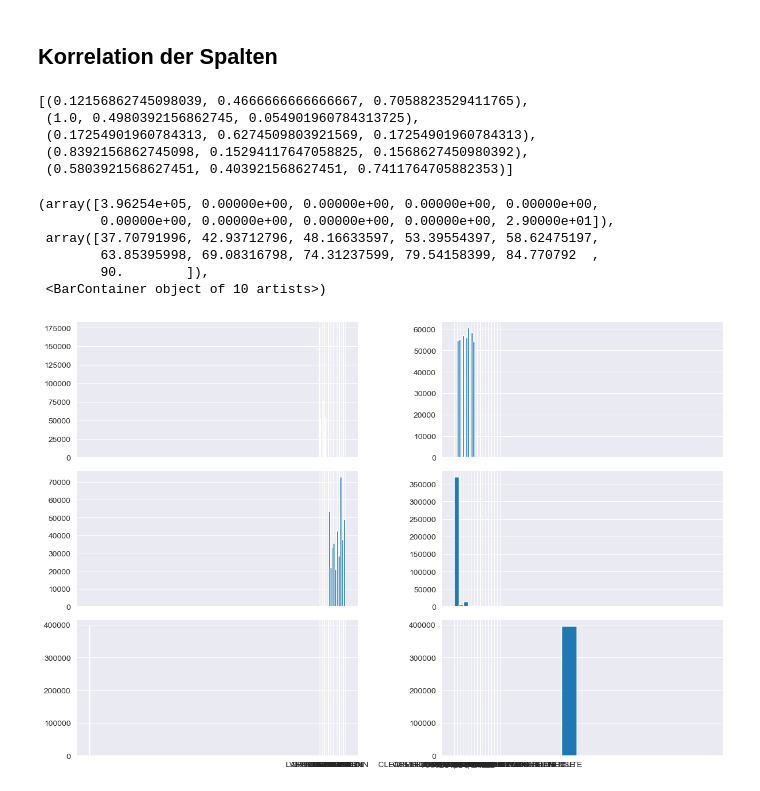
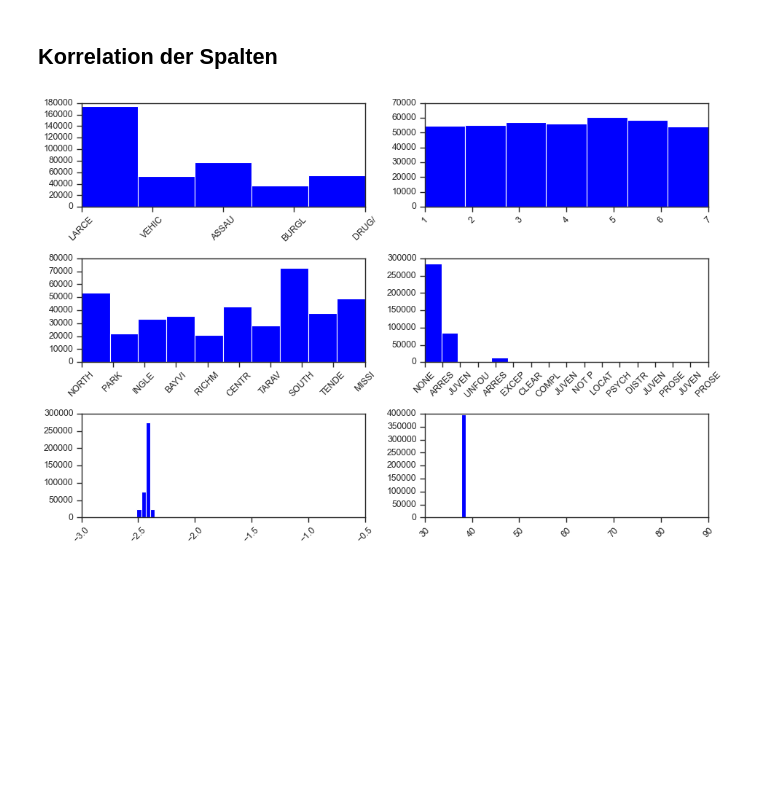
Before and after one commit to FelixSiegfriedRiedel/San-Francisco-Crime, a Jupyter notebook: sf_crime_analysis.ipynb, the cells around one changed output. Cells and saved outputs as stored; diff of their text form; code cells hidden in the pictures; blank space fills up the shorter version.

```diff
--- a/sf_crime_analysis.ipynb
+++ b/sf_crime_analysis.ipynb
@@ -165,35 +147,34 @@ categories
 
 import seaborn as sns
 colors = sns.color_palette(None, 5)
-# %%
-colors
-# %% [output]
-[(0.12156862745098039, 0.4666666666666667, 0.7058823529411765),
- (1.0, 0.4980392156862745, 0.054901960784313725),
- (0.17254901960784313, 0.6274509803921569, 0.17254901960784313),
- (0.8392156862745098, 0.15294117647058825, 0.1568627450980392),
- (0.5803921568627451, 0.403921568627451, 0.7411764705882353)]
 # %%
 import matplotlib.pyplot as plt
 import seaborn as sns
+
+def truncate_label(label, length=5):
+    return label[:length]
 
 colors = sns.color_palette(None, 3)
 columns = ["DayOfWeek", "PdDistrict", "Resolution"]
 
 
-fig, axes = plt.subplots(3, 2, figsize = (12, 8), sharex="col", tight_layout=True)
+fig, axes = plt.subplots(3, 2, figsize = (12, 8), tight_layout=True)
 
-axes[0,0].hist(train["Category"])
-axes[0,1].hist(train["DayOfWeekId"])
-axes[1,0].hist(train["PdDistrict"])
-axes[1,1].hist(train["Resolution"])
-axes[2,0].hist(train["X"])
-axes[2,1].hist(train["Y"])
+axes[0, 0].hist(train["Category"], bins=5, align="mid")
+axes[0, 1].hist(train["DayOfWeekId"], bins=7, align="mid")
+axes[1, 0].hist(train["PdDistrict"], align="mid", bins=len(train["PdDistrict"].unique()))
+axes[1, 1].hist(train["Resolution"], align="mid", bins=len(train["Resolution"].unique()))
+axes[2, 0].hist(train["X"], align="mid", bins=50)
+axes[2, 1].hist(train["Y"], align="mid", bins=50)
+
+# Rotate x-axis tick labels
+for ax in axes.flatten():
+    ax.tick_params(axis='x', rotation=45)
+    ax.xaxis.set_ticks_position('bottom')  # Place ticks at the bottom for better visibility
+    ax.set_xticklabels([truncate_label(label.get_text()) for label in ax.get_xticklabels()])
+
+plt.tight_layout()
+
+plt.show()
 # %% [output]
-(array([3.96254e+05, 0.00000e+00, 0.00000e+00, 0.00000e+00, 0.00000e+00,
-        0.00000e+00, 0.00000e+00, 0.00000e+00, 0.00000e+00, 2.90000e+01]),
- array([37.70791996, 42.93712796, 48.16633597, 53.39554397, 58.62475197,
-        63.85395998, 69.08316798, 74.31237599, 79.54158399, 84.770792  ,
-        90.        ]),
- <BarContainer object of 10 artists>)
-[figure, old version]
+[figure, new version]
```
Also changed, not shown: parts of 17 cells of this notebook.
